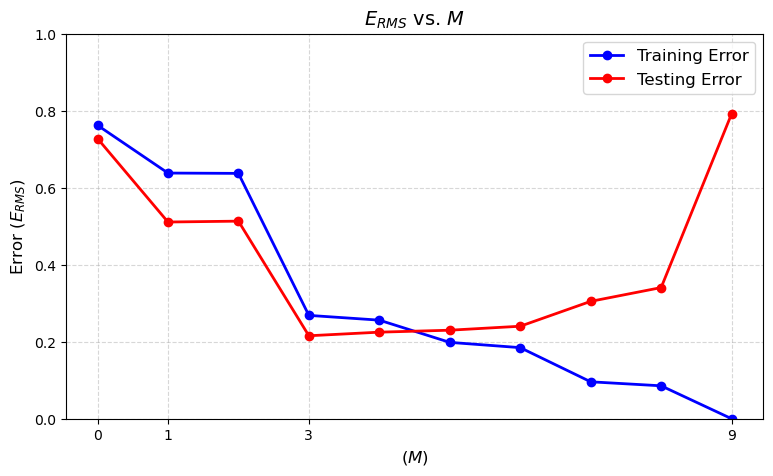
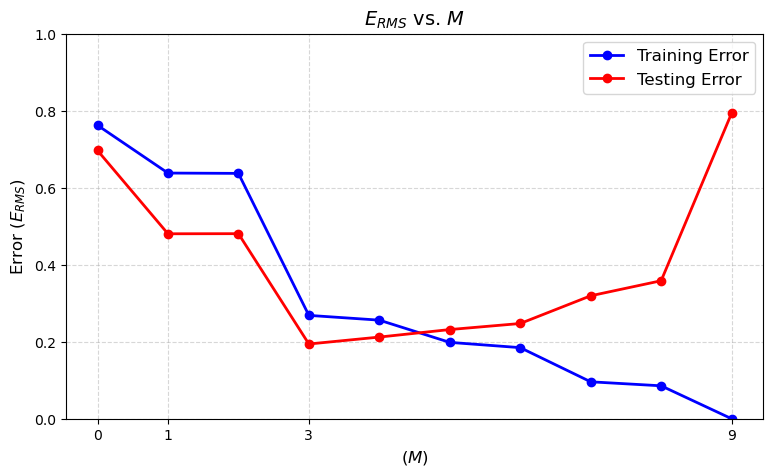
Code edit (unified diff) that turned the first committed figure into the second:
--- before
+++ after
@@ -43,3 +43,3 @@
 plt.legend(fontsize=12)
 
-plt.show()
+# plt.show()

Commit: buiding blocks of NN